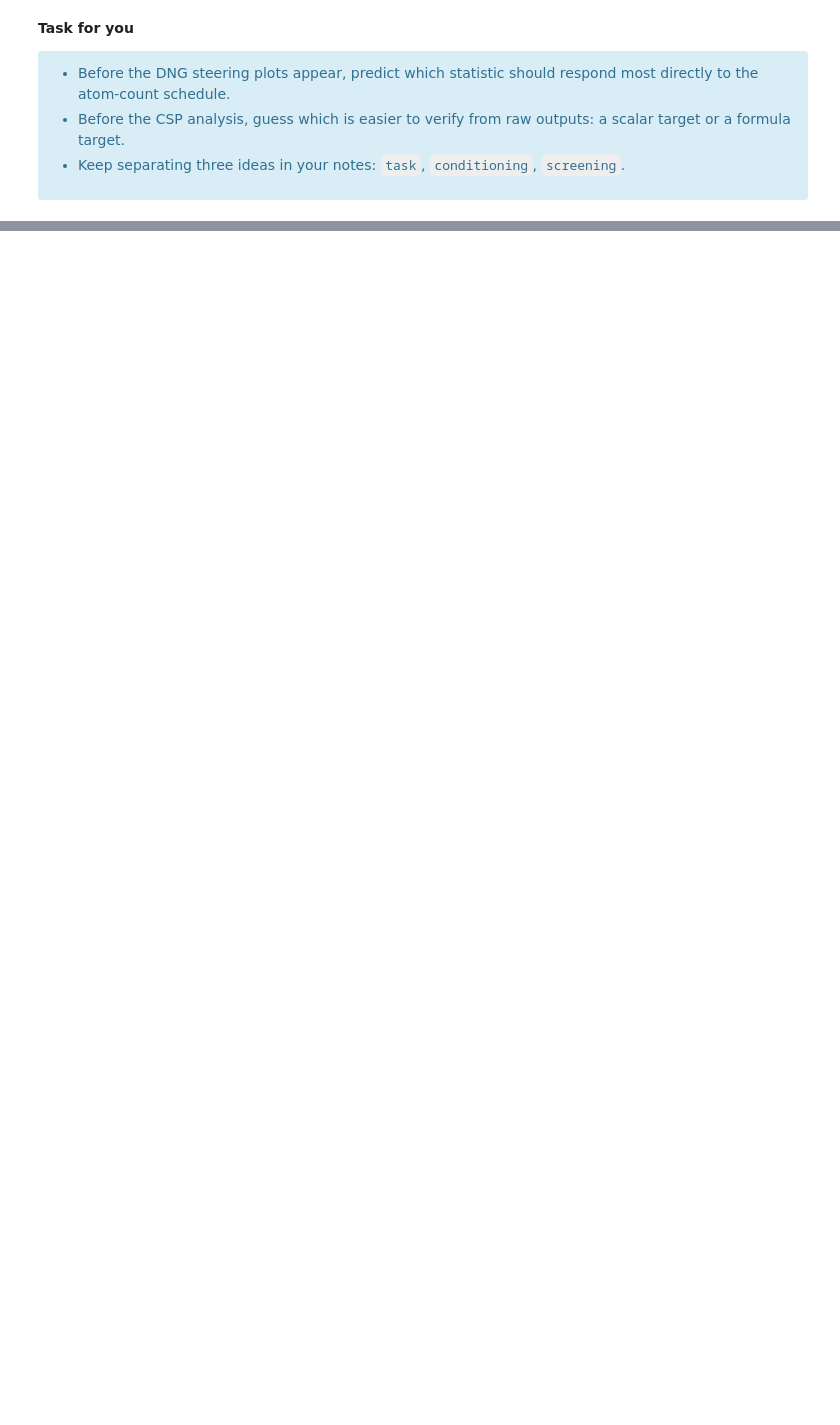
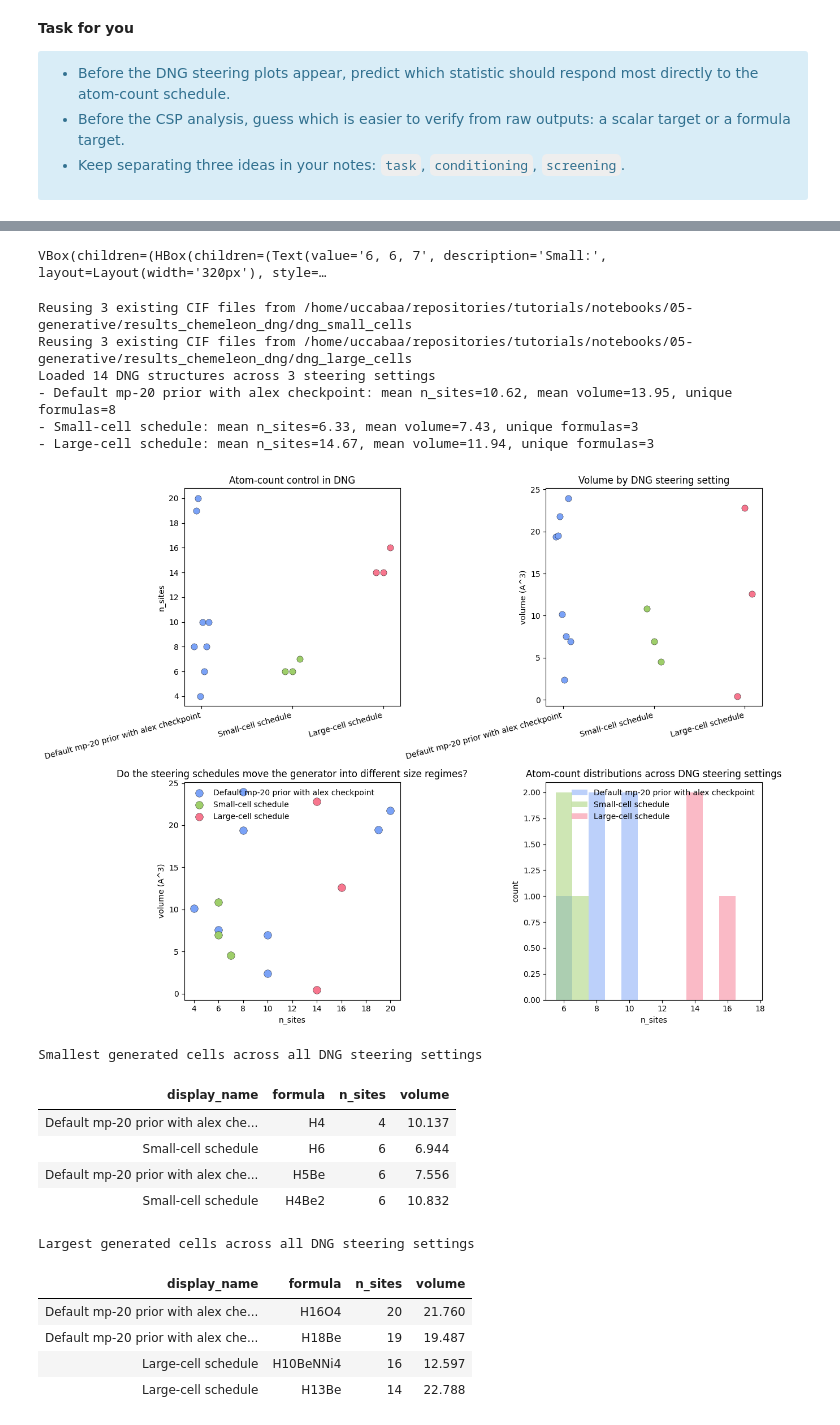
Before and after one commit to ddmms/camml-tutorials, a Jupyter notebook: notebooks/05-generative/chemeleon-crystals.ipynb, the cells around one changed output, grey strips where cells are left out. Cells and saved outputs as stored; diff of their text form; code cells hidden in the pictures; blank space fills up the shorter version.

```diff
--- a/notebooks/05-generative/chemeleon-crystals.ipynb
+++ b/notebooks/05-generative/chemeleon-crystals.ipynb
@@ -488,31 +591,58 @@ else:
     )
 
 _apply_chemeleon_steering_controls(CHEMELEON_DNG_SMALL_SCHEDULE_TEXT, CHEMELEON_DNG_LARGE_SCHEDULE_TEXT, CHEMELEON_DNG_STEERING_REUSE_EXISTING, announce=False)
 if 'dng_atoms_list' not in globals() or not dng_atoms_list:
     baseline_num_samples = int(globals().get('CHEMELEON_DNG_QUICKSTART_NUM_SAMPLES', 8))
     baseline_batch_size = int(globals().get('CHEMELEON_DNG_QUICKSTART_BATCH_SIZE', baseline_num_samples))
     baseline_reuse_existing = bool(globals().get('CHEMELEON_DNG_QUICKSTART_REUSE_EXISTING', True))
     baseline_output_dir = CHEMELEON_DNG_OUT / 'dng_quickstart'
     baseline_cif_paths = sample_chemeleon_dng(
         task='dng',
         num_samples=baseline_num_samples,
         batch_size=baseline_batch_size,
         output_dir=baseline_output_dir,
         device=CHEMELEON_DNG_DEVICE,
         num_atom_distribution=CHEMELEON_DNG_PRIOR_NAME,
         model_path=CHEMELEON_DNG_ALEX_MP20_MODEL_PATH,
         reuse_existing=baseline_reuse_existing,
     )
     dng_atoms_list = [read(path) for path in baseline_cif_paths]
     print(f'Loaded {len(dng_atoms_list)} baseline DNG structures for comparison')
 
 dng_small_output_dir = CHEMELEON_DNG_OUT / 'dng_small_cells'
 dng_large_output_dir = CHEMELEON_DNG_OUT / 'dng_large_cells'
 dng_small_cif_paths = sample_chemeleon_dng(task='dng', num_samples=len(CHEMELEON_DNG_SMALL_SCHEDULE), batch_size=len(CHEMELEON_DNG_SMALL_SCHEDULE), output_dir=dng_small_output_dir, device=CHEMELEON_DNG_DEVICE, num_atom_distribution=CHEMELEON_DNG_SMALL_SCHEDULE, model_path=CHEMELEON_DNG_ALEX_MP20_MODEL_PATH, reuse_existing=CHEMELEON_DNG_STEERING_REUSE_EXISTING)
 dng_large_cif_paths = sample_chemeleon_dng(task='dng', num_samples=len(CHEMELEON_DNG_LARGE_SCHEDULE), batch_size=len(CHEMELEON_DNG_LARGE_SCHEDULE), output_dir=dng_large_output_dir, device=CHEMELEON_DNG_DEVICE, num_atom_distribution=CHEMELEON_DNG_LARGE_SCHEDULE, model_path=CHEMELEON_DNG_ALEX_MP20_MODEL_PATH, reuse_existing=CHEMELEON_DNG_STEERING_REUSE_EXISTING)
 dng_run_atoms = {'baseline_prior': dng_atoms_list, 'small_cells': [read(path) for path in dng_small_cif_paths], 'large_cells': [read(path) for path in dng_large_cif_paths]}
 dng_run_titles = {'baseline_prior': 'Default mp-20 prior with alex checkpoint', 'small_cells': 'Small-cell schedule', 'large_cells': 'Large-cell schedule'}
 dng_colors = {'baseline_prior': '#7aa2f7', 'small_cells': '#9ece6a', 'large_cells': '#f7768e'}
 dng_analysis = analyze_dng_runs(dng_run_atoms, dng_run_titles, CHEMELEON_DNG_OUT, colors=dng_colors)
 dng_rows = dng_analysis['rows']
-dng_sorted_by_density = dng_analysis['sorted_by_density']
+dng_shift_rows = dng_analysis['shift_rows']
+dng_sorted_by_n_sites = dng_analysis['sorted_by_n_sites']
+render_rank_table(
+    'How the DNG steering schedules shift the generated distribution',
+    dng_shift_rows,
+    ['setting', 'mean_n_sites', 'delta_mean_n_sites', 'mean_volume', 'delta_mean_volume', 'unique_formulas'],
+)
+# %% [output]
+VBox(children=(HBox(children=(Text(value='6, 6, 7', description='Small:', layout=Layout(width='320px'), style=…
+Reusing 3 existing CIF files from /home/uccabaa/repositories/tutorials/notebooks/05-generative/results_chemeleon_dng/dng_small_cells
+Reusing 3 existing CIF files from /home/uccabaa/repositories/tutorials/notebooks/05-generative/results_chemeleon_dng/dng_large_cells
+Loaded 14 DNG structures across 3 steering settings
+- Default mp-20 prior with alex checkpoint: mean n_sites=10.62, mean volume=13.95, unique formulas=8
+- Small-cell schedule: mean n_sites=6.33, mean volume=7.43, unique formulas=3
+- Large-cell schedule: mean n_sites=14.67, mean volume=11.94, unique formulas=3
+[figure, added]
+Smallest generated cells across all DNG steering settings
+| display_name | formula | n_sites | volume |
+| Default mp-20 prior with alex che... | H4 | 4 | 10.137 |
+| Small-cell schedule | H6 | 6 | 6.944 |
+| Default mp-20 prior with alex che... | H5Be | 6 | 7.556 |
+| Small-cell schedule | H4Be2 | 6 | 10.832 |
+Largest generated cells across all DNG steering settings
+| display_name | formula | n_sites | volume |
+| Default mp-20 prior with alex che... | H16O4 | 20 | 21.760 |
+| Default mp-20 prior with alex che... | H18Be | 19 | 19.487 |
+| Large-cell schedule | H10BeNNi4 | 16 | 12.597 |
+| Large-cell schedule | H13Be | 14 | 22.788 |
```
Also changed, not shown: parts of 24 cells of this notebook, 5 other files.
